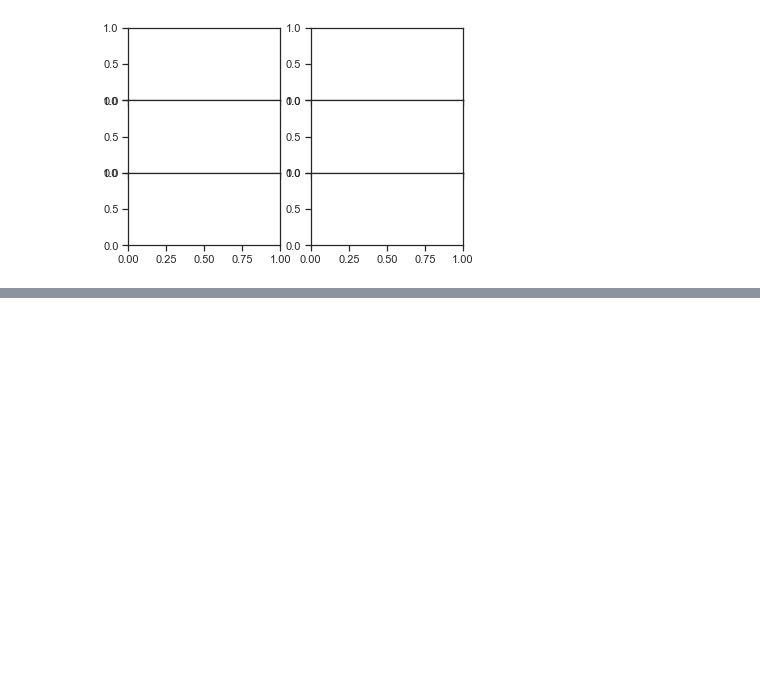
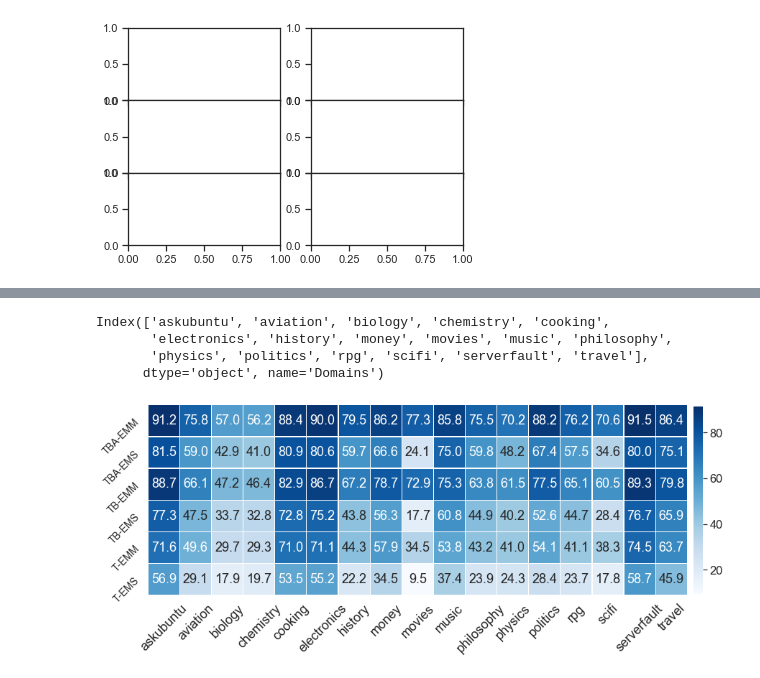
Before and after one commit to kuntalkumarpal/Python-cheat-sheets, a Jupyter notebook: Graphs_Python.ipynb, the cells around one changed output, grey strips where cells are left out. Saved outputs shown, nothing was run; the diff lists cells and outputs as text; code cells hidden in the pictures; blank space fills up the shorter version.

```diff
--- a/Graphs_Python.ipynb
+++ b/Graphs_Python.ipynb
@@ -2351,0 +2590,24 @@ AttributeError: 'numpy.ndarray' object has no attribute 'plot'
+# %%
+d = pd.DataFrame(a,columns=['Domains','T-EMS',
+'T-EMM',
+'TB-EMS',
+'TB-EMM',
+'TBA-EMS',
+'TBA-EMM'])
+# %%
+newdf = d.T
+newdf.columns= ['askubuntu','aviation','biology','chemistry','cooking','electronics','history','money','movies','music','philosophy','physics','politics','rpg','scifi','serverfault','travel']
+# %%
+
+newdf = newdf.iloc[1: , :]
+# %%
+newdf.index.name='Model'
+newdf.columns.name='Domains'
+newdf = newdf.astype('float64')
+# %%
+newdf.columns
+# %% [output]
+Index(['askubuntu', 'aviation', 'biology', 'chemistry', 'cooking',
+       'electronics', 'history', 'money', 'movies', 'music', 'philosophy',
+       'physics', 'politics', 'rpg', 'scifi', 'serverfault', 'travel'],
+      dtype='object', name='Domains')
@@ -2351,0 +2616,15 @@ AttributeError: 'numpy.ndarray' object has no attribute 'plot'
+# %%
+newdf.index.name=''
+newdf.columns.name=''
+sns.set(font_scale=1.5)
+fig, ax = plt.subplots(figsize=(16,16))
+ax = sns.heatmap(newdf, annot=True, fmt=".1f",linewidths=.2,square=True,cmap="Blues",
+                 cbar_kws=dict(use_gridspec=False, pad=0.01,shrink=0.3,location="right"))
+ax.set_ylim([0,6])
+plt.xticks(fontsize=18,rotation=45)
+plt.yticks(fontsize=14,rotation=45)
+
+
+fig.savefig('TP_overlap_heatmap.png', bbox_inches='tight',dpi=300)
+# %% [output]
+[figure, added]
```
Also changed, not shown: parts of 33 cells of this notebook, 1 other file.
